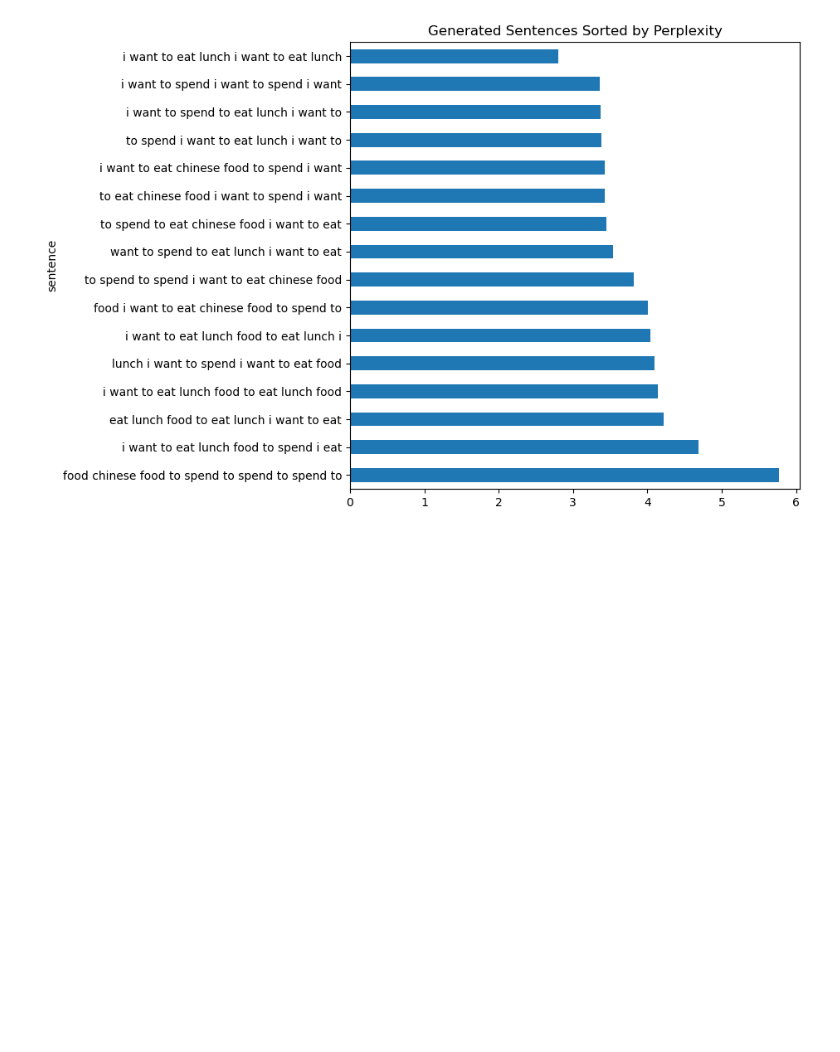
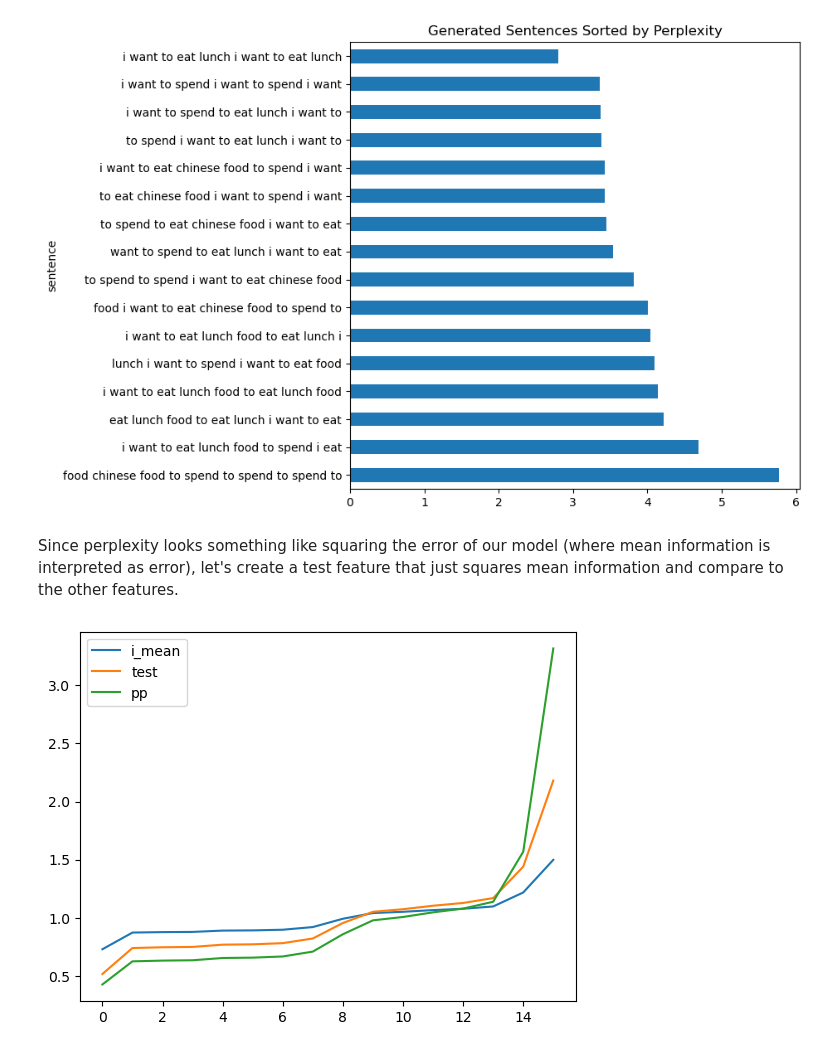
Before and after one commit to ontoligent/DS5001-2023-01-R, a Jupyter notebook: lessons/M03_LanguageModels/M03_02_SimpleLangModel.ipynb, the cells around one changed output. Saved outputs shown, nothing was run; the diff lists cells and outputs as text; code cells hidden in the pictures; blank space fills up the shorter version.

Commit message:
Added test feature squared mean i

```diff
--- a/lessons/M03_LanguageModels/M03_02_SimpleLangModel.ipynb
+++ b/lessons/M03_LanguageModels/M03_02_SimpleLangModel.ipynb
@@ -257,3 +257,11 @@ R.reset_index().set_index('sentence').sort_values('pp').i_mean.sort_values(ascen
     .plot.barh(figsize=(7,7), title="Generated Sentences Sorted by Perplexity");
 # %% [output]
 [figure]
+# %% [markdown]
+Since perplexity looks something like squaring the error of our model (where mean information is interpreted as error), let's create a test feature that just squares mean information and compare to the other features.
+# %%
+R['test'] = R.i_mean**2
+# %%
+(R / R.mean()).sort_values('i_mean')[['i_mean', 'test','pp']].reset_index().plot();
+# %% [output]
+[figure, added]
```
